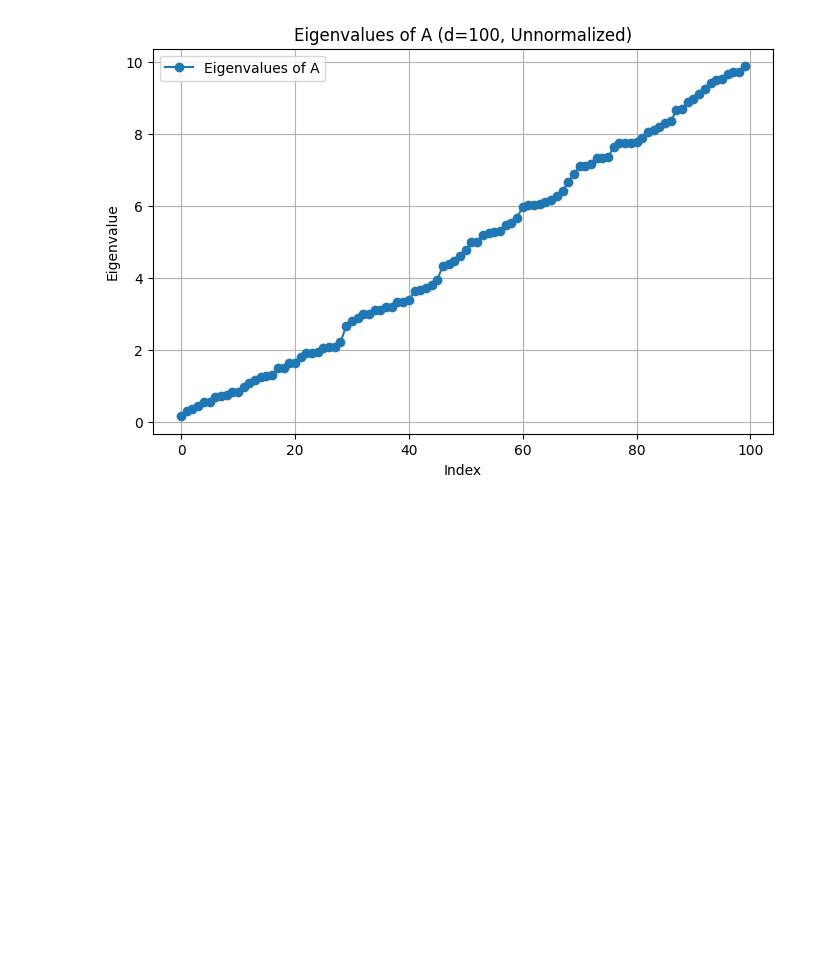
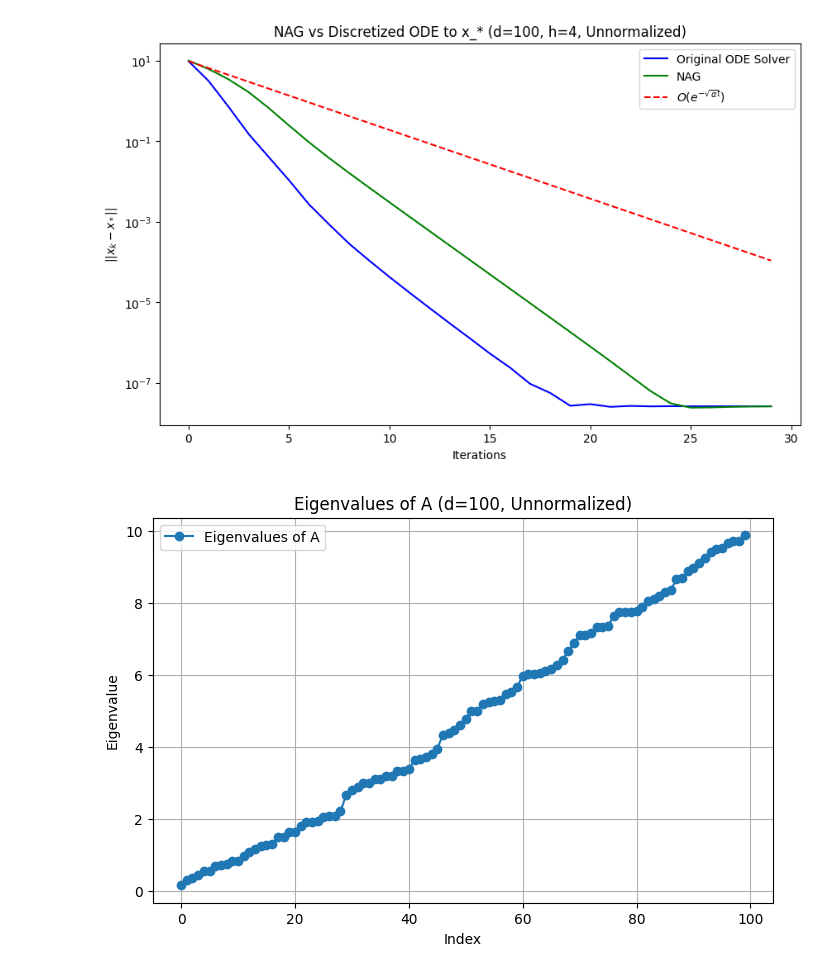
Before and after one commit to ayfeng23/FB_algorithms, a Jupyter notebook: Accelerated_GD.ipynb, the cells around one changed output. Saved outputs shown, nothing was run; the diff lists cells and outputs as text; code cells hidden in the pictures; blank space fills up the shorter version.

```diff
--- a/Accelerated_GD.ipynb
+++ b/Accelerated_GD.ipynb
@@ -1,3 +1,18 @@
 # %% [markdown]
 <a href="https://colab.research.google.com/github/ayfeng23/FB_algorithms/blob/main/Accelerated_GD.ipynb" target="_parent"><img src="https://colab.research.google.com/assets/colab-badge.svg" alt="Open In Colab"/></a>
+# %%
+#@title Packages and Parameters
+import numpy as np
+import matplotlib.pyplot as plt
+from scipy.linalg import eigh
+from scipy.linalg import solve
+from scipy.optimize import minimize
+
+# Set random seed for reproducibility
+np.random.seed(42)
+
+# Problem parameters
+d = 100  # Dimension
+h = 1 # Time step
+num_steps = 30  # Total number of iterations
 # %%
@@ -125,0 +233,68 @@ plt.show()
+# %%
+h=4
+# Run the discretized ODE solver
+for n in range(num_steps):
+    x_vals.append(x.copy())  # Store x values
+    v = np.exp(-gamma * h) * (v + grad_f(x) / gamma) - grad_f(x) / gamma
+    x = x + h * v
+    print(f"X-value: {x}")
+    print(f"V-value: {v}")
+    print(f"Gradient: {grad_f(x)}")
+
+x_vals = np.array(x_vals)
+
+# Fit an O(e^{-sqrt(alpha) t}) curve to ||x_n - x_*||
+error_norm = np.linalg.norm(x_vals - x_star, axis=1)
+t_fit = t_vals
+fit_curve = np.exp(-np.sqrt(alpha) * t_fit)
+fit_curve *= error_norm[0] / fit_curve[0]  # Scale to match initial error
+
+Q = L / max(m, 1e-8)  # Condition number
+gamma_k = (np.sqrt(Q) - 1) / (np.sqrt(Q) + 1)  # Nesterov's momentum parameter
+
+# Initialize x and y
+x_vals_nag = []
+x_k = np.random.randn(d)  # Initial x
+y_k = x_k.copy()
+
+# Run Nesterov's Accelerated Gradient (NAG)
+for k in range(num_steps):
+    x_vals_nag.append(x_k.copy())  # Store x values
+    y_k1 = x_k - (1 / L) * grad_f(x_k)
+    x_k = (1 - gamma_k) * y_k1 + gamma_k * y_k
+    y_k = y_k1
+
+x_vals_nag = np.array(x_vals_nag)
+
+# Compute error norm ||x_k - x_*||
+error_norm_nag = np.linalg.norm(x_vals_nag - x_star, axis=1)
+
+# Plot results
+normalization_status = "Normalized" if normalized else "Unnormalized"
+title = f"NAG vs Discretized ODE to x_* (d={d}, h={h}, {normalization_status})"
+
+
+# Plot NAG convergence vs. original method
+plt.figure(figsize=(10, 6))
+plt.plot(t_vals, error_norm, label="Original ODE Solver", color="blue")
+plt.plot(t_vals, error_norm_nag, label="NAG", color="green")
+plt.plot(t_fit, fit_curve, "--", label=r"$O(e^{-\sqrt{\alpha} t})$", color="red")
+plt.xlabel("Iterations")
+plt.ylabel(r"$||x_k - x_*||$")
+plt.yscale("log")
+plt.legend()
+plt.title(title)
+plt.show()
+
+
+# # Plot results with updated title
+# plt.figure(figsize=(10, 6))
+# plt.plot(t_vals, error_norm, label=r"$||x_n - x_*||$", color="blue")
+# plt.plot(t_fit, fit_curve, "--", label=r"$O(e^{-\sqrt{\alpha} t})$", color="red")
+# plt.xlabel("Iterations")
+# plt.ylabel(r"$||x_n - x_*||$")
+# plt.yscale("log")
+# plt.legend()
+# plt.title(title)
+# plt.show()
+# %% [output]
@@ -126,3 +318,4 @@ plt.show()
+[figure, added]
 # %%
 # Compute eigenvalues of A
 eigenvalues = eigh(A, eigvals_only=True)
```
Also changed, not shown: parts of 3 cells of this notebook.
